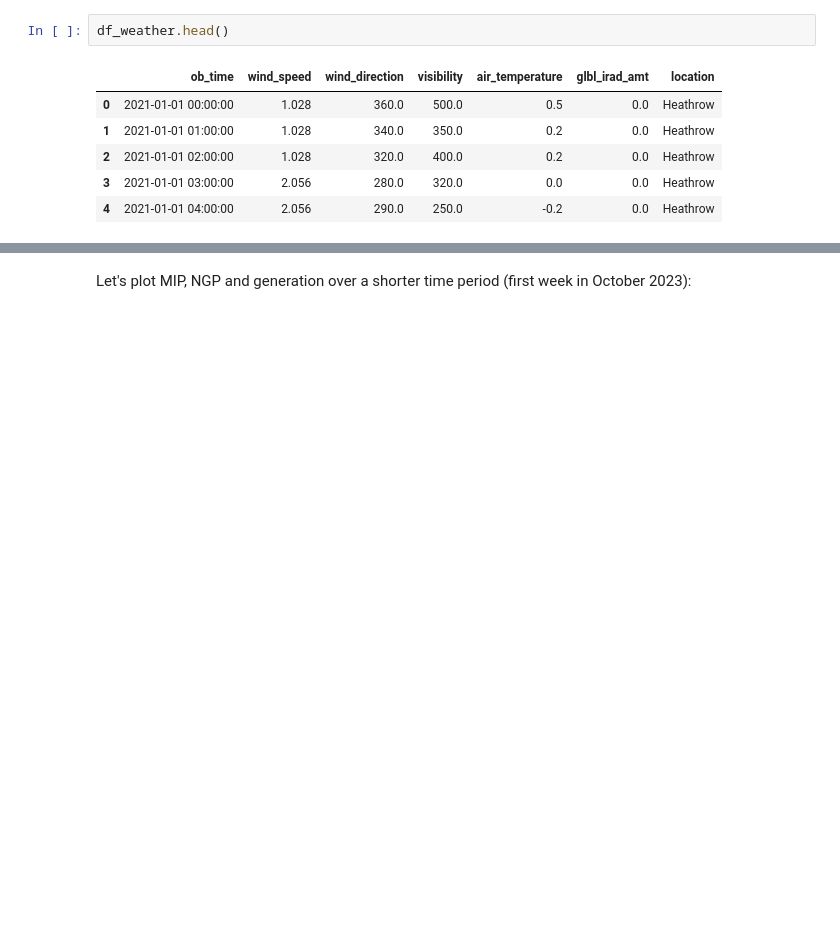
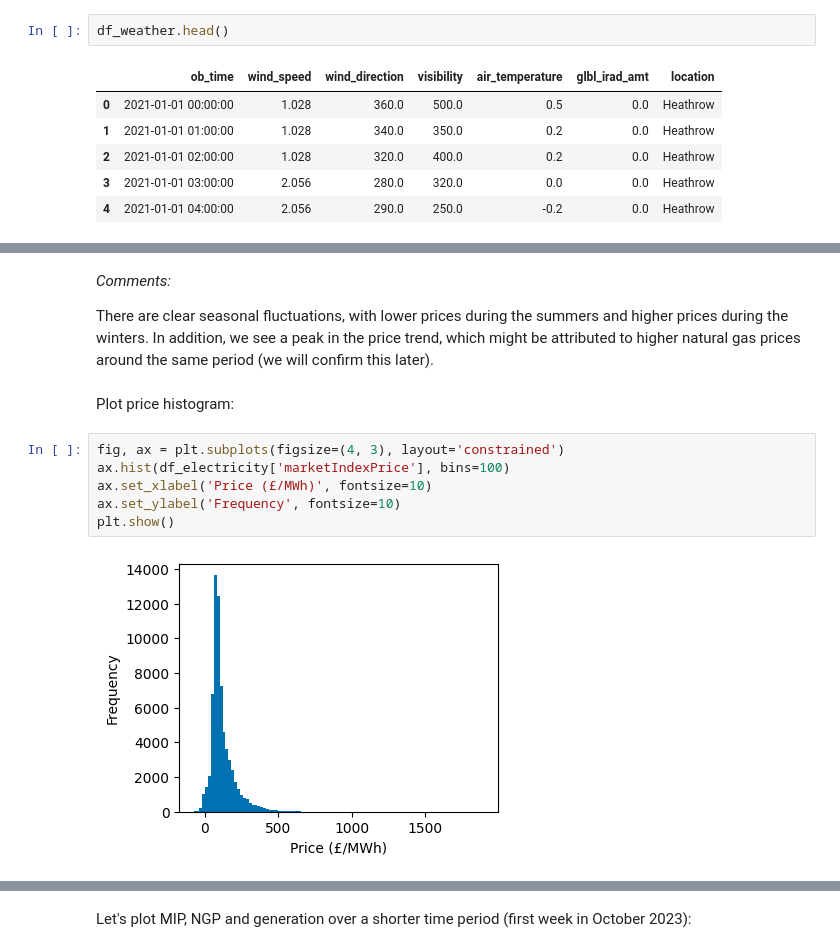
Before and after one commit to christianfenton/electricity_pricing, a Jupyter notebook: notebooks/exploratory_analysis.ipynb, the cells around one changed output, grey strips where cells are left out. Saved outputs shown, nothing was run; the diff lists cells and outputs as text; blank space fills up the shorter version.

```diff
--- a/notebooks/exploratory_analysis.ipynb
+++ b/notebooks/exploratory_analysis.ipynb
@@ -115,0 +92,14 @@ There are some anomalies in the generation data around (i) the end of 2022, (ii)
+# %% [markdown]
+*Comments:*
+
+There are clear seasonal fluctuations, with lower prices during the summers and higher prices during the winters. In addition, we see a peak in the price trend, which might be attributed to higher natural gas prices around the same period (we will confirm this later).
+# %% [markdown]
+Plot price histogram:
+# %%
+fig, ax = plt.subplots(figsize=(4, 3), layout='constrained')
+ax.hist(df_electricity['marketIndexPrice'], bins=100)
+ax.set_xlabel('Price (£/MWh)', fontsize=10)
+ax.set_ylabel('Frequency', fontsize=10)
+plt.show()
+# %% [output]
+[figure, added]
```
Also changed, not shown: parts of 59 cells of this notebook, 1 other file.
